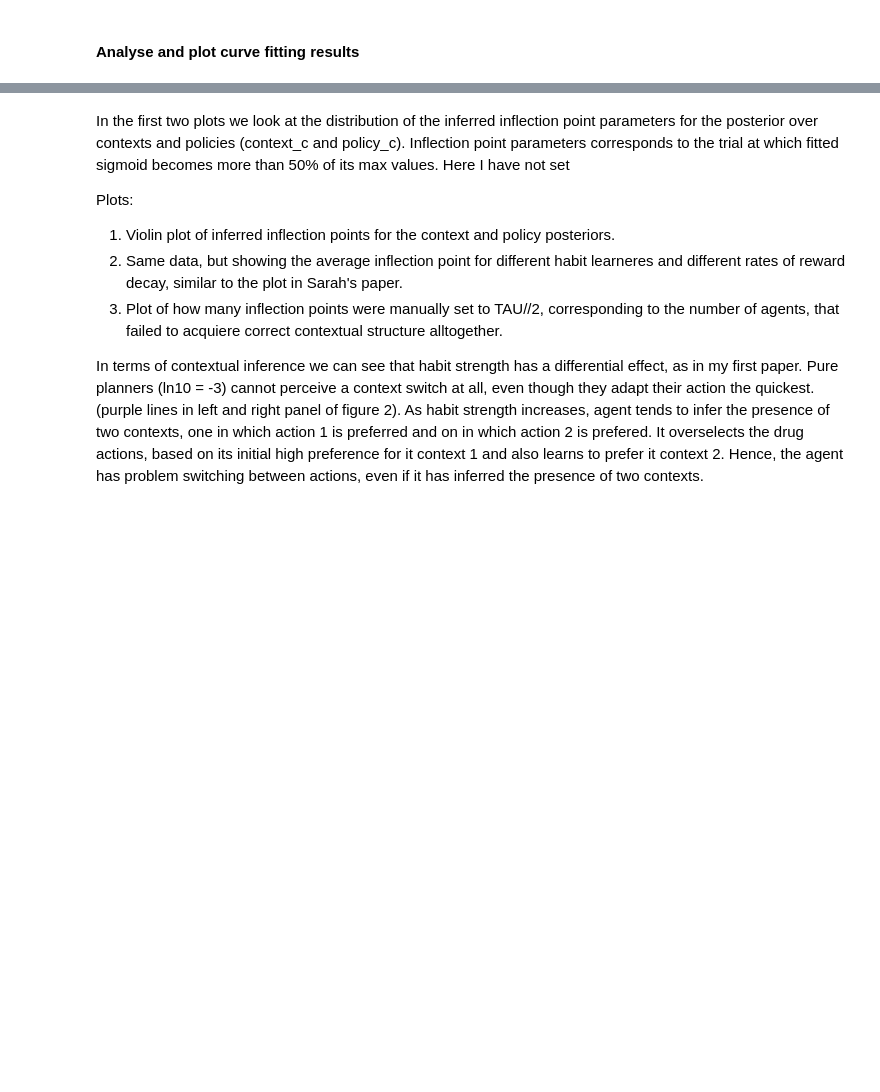
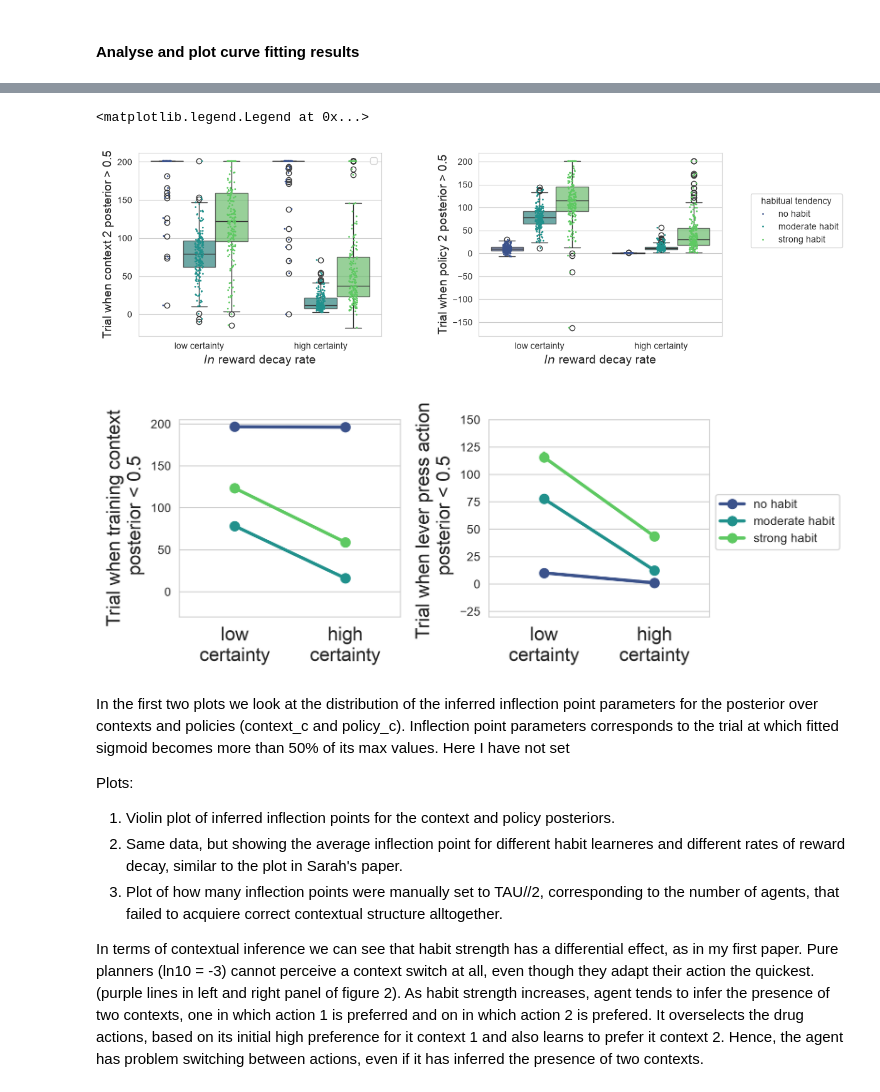
Before and after one commit to SIHranova/ContextualSUD, a Jupyter notebook: notebooks/3_devaluation.ipynb, the cells around one changed output, grey strips where cells are left out. Drawn from its saved outputs; the diff is of its cells as text; code cells hidden in the pictures; blank space fills up the shorter version.

```diff
--- a/notebooks/3_devaluation.ipynb
+++ b/notebooks/3_devaluation.ipynb
@@ -1619,3 +1313,52 @@ context volatility:
+# %%
+df = df_long.query("t == 0 and tau == 0")
+
+
+""" Trial at which novel context inferred BOXPLOT"""
+
+fig, axes = plt.subplots(1,2, figsize=(10,3.5))
+plt.tight_layout()
+plt.subplots_adjust(wspace=0.4)
+sns.boxplot(ax=axes[0], data=df, x="environment_type", y="context_c", hue="h", boxprops=dict(alpha=.7), palette="viridis",legend=None,hue_order=h_order, order=env_order)
+sns.stripplot(ax=axes[0], data=df, x="environment_type", y="context_c", hue="h", palette="viridis", dodge=True, s=2,hue_order=h_order, order=env_order)
+sns.boxplot(ax=axes[1], data=df, x="environment_type", y="policy_c", hue="h", boxprops=dict(alpha=.7), palette="viridis",legend=None,hue_order=h_order, order=env_order)
+sns.stripplot(ax=axes[1], data=df, x="environment_type", y="policy_c", hue="h", palette="viridis", dodge=True, s=2,hue_order=h_order, order=env_order)
+
+axes[0].set_ylabel("Trial when context 2 posterior > 0.5", fontsize=14)
+axes[1].set_ylabel("Trial when policy 2 posterior > 0.5", fontsize=14)
+
+axes[0].legend([])
+axes[1].legend(bbox_to_anchor=(1.,0.8), title="habitual tendency")
+
+
+for ax in axes:
+	# ax.set_ylim([-30,150])
+	ax.set_xlabel(rf"$ln$ reward decay rate", fontsize=14)
+axes[1].legend(bbox_to_anchor=(1.1,0.8), title=r"habitual tendency")
+
+
+""" Trial at which novel context inferred POINTPLOT"""
+
+fig, axes = plt.subplots(1,2, figsize=(8,3),dpi=dpi)
+# plt.tight_layout()
+plt.subplots_adjust(wspace=0.4)
+sns.pointplot(ax=axes[0], data=df, x="environment_type", y="context_c", hue="h", marker="o",errorbar="se",palette="viridis",legend=None,hue_order=h_order, order=env_order)
+sns.pointplot(ax=axes[1], data=df, x="environment_type", y="policy_c", hue="h", marker="o", errorbar="se",palette="viridis",hue_order=h_order, order=env_order)
+# axes[0].set_ylabel("Trial when context 2\n posterior > 0.5", fontsize=16)
+# axes[1].set_ylabel("Trial when no lever press\n posterior > 0.5", fontsize=16)
+axes[0].set_ylabel("Trial when training context\n posterior < 0.5", fontsize=16)
+axes[1].set_ylabel("Trial when lever press action \n posterior < 0.5", fontsize=16)
+axes[0].set_ylim([-30,205])
+axes[1].set_ylim([-30,150])
+
+for ax in axes:
+	ax.set_xlabel(None)
+	ax.xaxis.set_ticklabels(labels=[label.replace(" ","\n") for label in env_order], fontsize=16)
+axes[1].legend(bbox_to_anchor=(1,0.65), title=None)
+# %% [output]
+<matplotlib.legend.Legend at 0x...>
+[figure, added]
+[figure, added]
 # %% [markdown]
 In the first two plots we look at the distribution of the inferred inflection point parameters for the posterior over contexts and policies (context_c and policy_c). Inflection point parameters corresponds to the trial at which fitted sigmoid becomes more than 50% of its max values. Here I have not set
 
```
Also changed, not shown: parts of 10 cells of this notebook, 3 other files.
